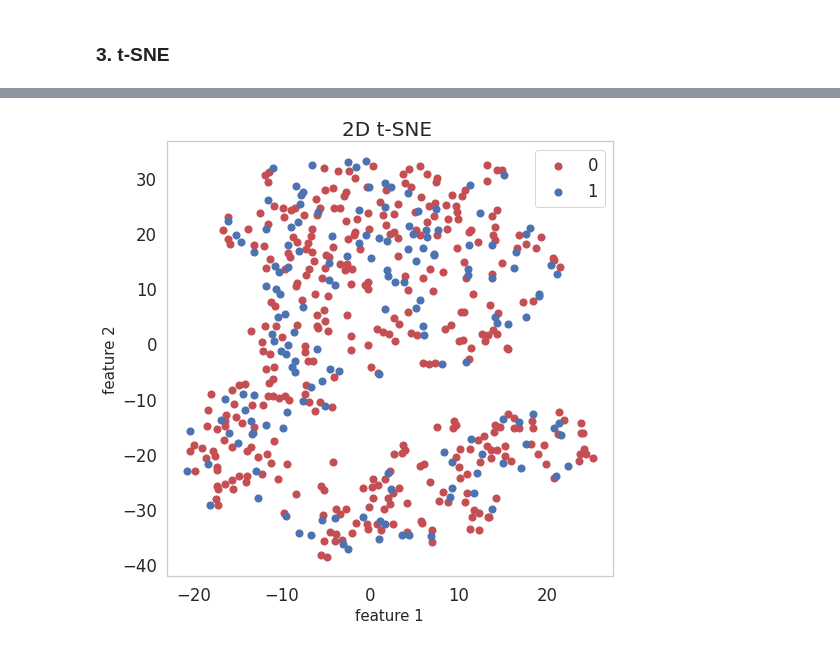
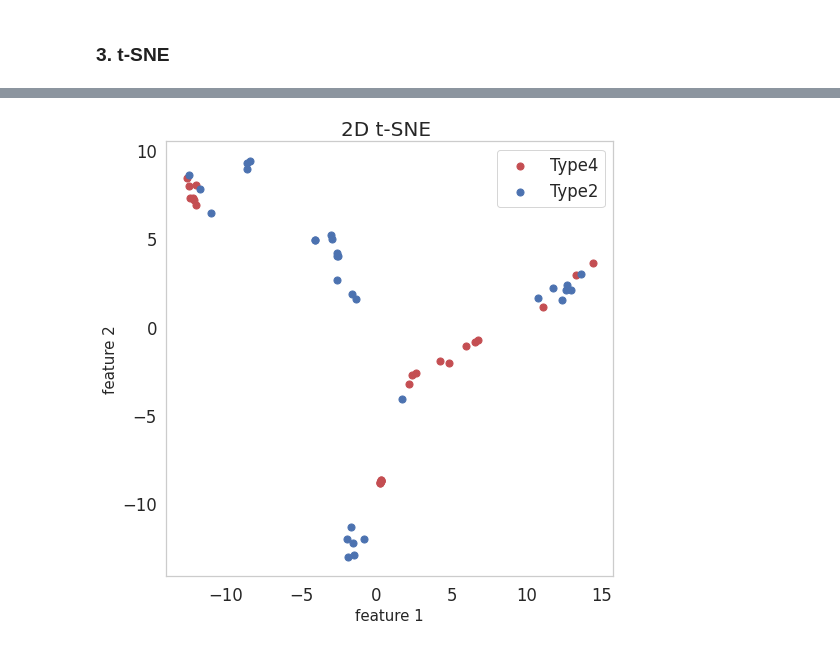
Before and after one commit to trueazp/Data-Mining, a Jupyter notebook: assignments/assignment04/Tugas04_Pertemuan5_PDM_H071191035.ipynb, the cells around one changed output, grey strips where cells are left out. Drawn from its saved outputs; the diff is of its cells as text; code cells hidden in the pictures.

```diff
--- a/assignments/assignment04/Tugas04_Pertemuan5_PDM_H071191035.ipynb
+++ b/assignments/assignment04/Tugas04_Pertemuan5_PDM_H071191035.ipynb
@@ -216,8 +209,8 @@ plt.show()
 # %%
-x_fix = data_out.drop("Outcome", 1)
-y_fix = data_out["Outcome"]
+x_fix = data_out.drop("Type", 1)
+y_fix = data_out["Type"]
 columns_name = list(x_fix.columns)
 
 for i in column_name:
-  data_out.boxplot(by ='Outcome', column =[i], grid = False)
+  data_out.boxplot(by ='Type', column =[i], grid = False)
 # %% [output]
@@ -372,13 +354,11 @@ g=sns.heatmap(data_out[top_corr_features].corr(),annot=True,cmap="RdYlGn")
 # %% [markdown]
 ### **1. LDA**
 # %%
-#first reduxe de dimensin
 from sklearn import manifold, datasets, decomposition, discriminant_analysis
 
 lda = discriminant_analysis.LinearDiscriminantAnalysis(n_components=2).fit_transform(x, y)
 
-lda_data = pd.DataFrame(data = lda
-             , columns = ['new_var'])
+lda_data = pd.DataFrame(data = lda, columns = ['new_var1', 'new_var2'])
 finalData = pd.concat([lda_data, y_fix], axis = 1)
 finalData.head(11)
 # %% [output]
@@ -397,17 +377,17 @@ finalData.head(11)
 # %%
 fig = plt.figure(figsize = (8,8))
 ax = fig.add_subplot(1,1,1)
-ax.set_xlabel('New Var', fontsize = 15)
-ax.set_ylabel('New Var', fontsize = 15)
+ax.set_xlabel('New Var1', fontsize = 15)
+ax.set_ylabel('New Var2', fontsize = 15)
 ax.set_title('component of LDA', fontsize = 20)
-targets = [1.0,2.0]
+targets = [0.0, 1.0]
 colors = ['orange', 'black']
 for target, color in zip(targets,colors):
-    indicesToKeep = finalData['Outcome'] == target
-    ax.scatter(finalData.loc[indicesToKeep, 'new_var']
-               , finalData.loc[indicesToKeep, 'new_var']
+    indicesToKeep = finalData['Type'] == target
+    ax.scatter(finalData.loc[indicesToKeep, 'new_var1']
+               , finalData.loc[indicesToKeep, 'new_var2']
                , c = color
                , s = 50)
-ax.legend(["0", "1"])
+ax.legend(["Type0", "Type1"])
 ax.grid()
 # %% [output]
@@ -443,14 +422,14 @@ ax = fig.add_subplot(1,1,1)
 ax.set_xlabel('Principal Component 1', fontsize = 15)
 ax.set_ylabel('Principal Component 2', fontsize = 15)
 ax.set_title('2 component of PCA', fontsize = 20)
-targets = [0.0, 1.0]
+targets = [2.0, 3.0]
 colors = ['c', 'm']
 for target, color in zip(targets,colors):
-    indicesToKeep = finalData['Outcome'] == target
+    indicesToKeep = finalData['Type'] == target
     ax.scatter(finalData.loc[indicesToKeep, 'principal component 1']
                , finalData.loc[indicesToKeep, 'principal component 2']
                , c = color
                , s = 50)
-ax.legend(["0", "1"])
+ax.legend(["Type2", "Type3"])
 ax.grid()
 # %% [output]
@@ -492,18 +481,18 @@ tsne_data.head(11)
 # %%
 fig = plt.figure(figsize = (8,8))
 ax = fig.add_subplot(1,1,1)
 ax.set_xlabel('feature 1', fontsize = 15)
 ax.set_ylabel('feature 2', fontsize = 15)
 ax.set_title('2D t-SNE ', fontsize = 20)
-targets = [0.0, 1.0]
+targets = [4.0, 2.0]
 colors = ['r', 'b']
 for target, color in zip(targets,colors):
-    indicesToKeep = tsne_data['Outcome'] == target
+    indicesToKeep = tsne_data['Type'] == target
     ax.scatter(tsne_data.loc[indicesToKeep, 'feature 1']
                , tsne_data.loc[indicesToKeep, 'feature 2']
                , c = color
                , s = 50)
-ax.legend(["0", "1"])
+ax.legend(["Type4", "Type2"])
 ax.grid()
 # %% [output]
-[figure, old version]
+[figure, new version]
```
Also changed, not shown: parts of 33 cells of this notebook, 2 other files.
